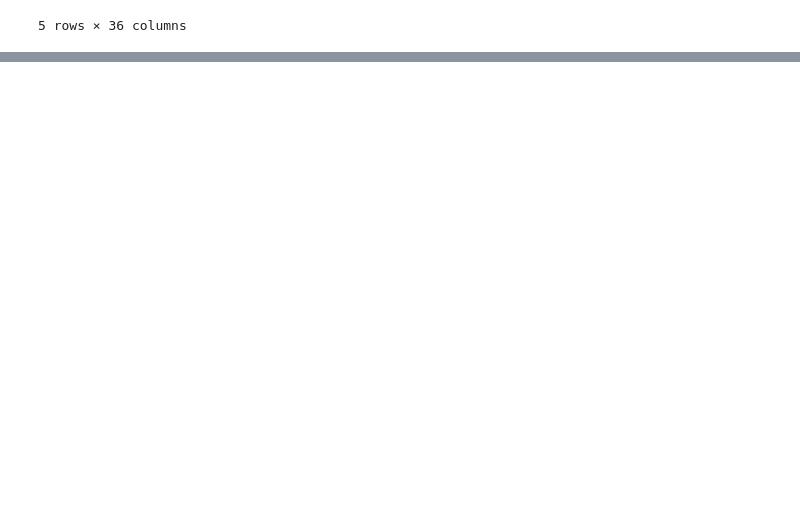
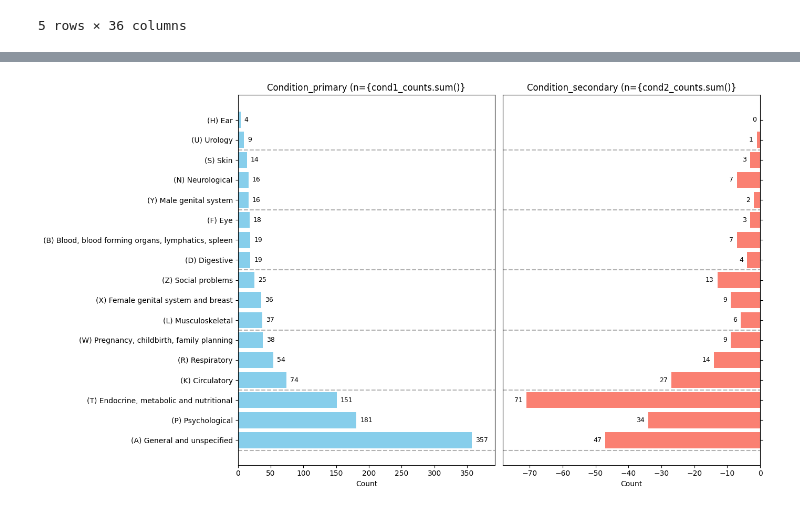
Before and after one commit to boonhowchew/malaysia-primary-care-research, a Jupyter notebook: LastCharts.ipynb, the cells around one changed output, grey strips where cells are left out. Cells and saved outputs as stored; diff of their text form; code cells hidden in the pictures; blank space fills up the shorter version.

```diff
--- a/LastCharts.ipynb
+++ b/LastCharts.ipynb
@@ -104,0 +569,100 @@ Passing `palette` without assigning `hue` is deprecated and will be removed in v
+# %%
+import pandas as pd
+import matplotlib.pyplot as plt
+
+# 1. Load data
+df = pd.read_csv("REALQUAMI_Dataset_Merged.csv")
+
+# 2. Get frequencies for Condition_primary (descending) and Condition_secondary (descending)
+cond1_counts = df["Condition_primary"].value_counts().sort_values(ascending=False)
+cond2_counts = df["Condition_secondary"].value_counts().sort_values(ascending=False)
+
+# 3. Create a combined index that ensures:
+#    - All categories from Condition_primary in descending order
+#    - Then any extra categories from Condition_secondary appended below
+cond1_index = cond1_counts.index
+cond2_index = cond2_counts.index
+
+# Categories present in Condition_secondary but not in Condition_primary
+extra_cats = cond2_index.difference(cond1_index)
+
+# Sort those extra categories by their frequency in cond2_counts (descending)
+extra_cats_sorted = cond2_counts.loc[extra_cats].sort_values(ascending=False).index
+
+# Final index: cond1_index on top, then extra_cats_sorted
+final_index = cond1_index.append(extra_cats_sorted)
+
+# 4. Reindex both counts so they share exactly the same index
+cond1_aligned = cond1_counts.reindex(final_index, fill_value=0)
+cond2_aligned = cond2_counts.reindex(final_index, fill_value=0)
+
+# 5. Convert Condition_secondary to negative for mirroring
+cond2_neg = -cond2_aligned
+
+# 6. Create subplots with sharey=True so subvariable names align
+fig, axes = plt.subplots(nrows=1, ncols=2, figsize=(14, 8), sharey=True)
+
+# -----------------------------
+# LEFT CHART: Condition_primary
+# -----------------------------
+axes[0].barh(cond1_aligned.index, cond1_aligned.values, color="skyblue", zorder=2)
+axes[0].set_title("Condition_primary (n={cond1_counts.sum()}", fontsize=12)
+axes[0].set_xlabel("Count")
+
+# Largest category on top
+axes[0].invert_yaxis()
+
+# Annotate each bar with count
+for patch in axes[0].patches:
+    width = patch.get_width()
+    y_center = patch.get_y() + patch.get_height()/2
+    axes[0].annotate(
+        f"{int(width)}",
+        (width, y_center),
+        xytext=(5, 0),
+        textcoords="offset points",
+        va="center", ha="left", fontsize=9
+    )
+
+# -----------------------------
+# RIGHT CHART: Condition_secondary (mirrored)
+# -----------------------------
+axes[1].barh(cond2_neg.index, cond2_neg.values, color="salmon", zorder=2)
+axes[1].set_title("Condition_secondary (n={cond2_counts.sum()}", fontsize=12)
+axes[1].set_xlabel("Count")
+
+# Largest category on top
+axes[1].invert_yaxis()
+
+# Move y-axis labels to the right side
+axes[1].yaxis.tick_right()
+axes[1].yaxis.set_label_position("right")
+
+# Annotate each bar (negative) with absolute count
+for patch in axes[1].patches:
+    width = patch.get_width()  # negative
+    y_center = patch.get_y() + patch.get_height()/2
+    axes[1].annotate(
+        f"{int(abs(width))}",
+        (width, y_center),
+        xytext=(-5, 0),
+        textcoords="offset points",
+        va="center", ha="right", fontsize=9
+    )
+
+# OPTIONAL: Add dotted horizontal lines every 3rd category
+for i in range(0, len(final_index), 3):
+    # i - 0.5 to draw a line between categories
+    axes[0].axhline(i - 0.5, color="grey", linestyle="--", alpha=0.6, zorder=1)
+    axes[1].axhline(i - 0.5, color="grey", linestyle="--", alpha=0.6, zorder=1)
+
+# Align x-limits for a consistent mirrored look
+max_left = cond1_aligned.max()
+max_right = cond2_aligned.max()
+axes[0].set_xlim(0, max_left * 1.1)
+axes[1].set_xlim(-max_right * 1.1, 0)
+
+plt.tight_layout()
+plt.show()
+# %% [output]
+[figure, added]
```
Also changed, not shown: parts of 10 cells of this notebook, 2 other files.
